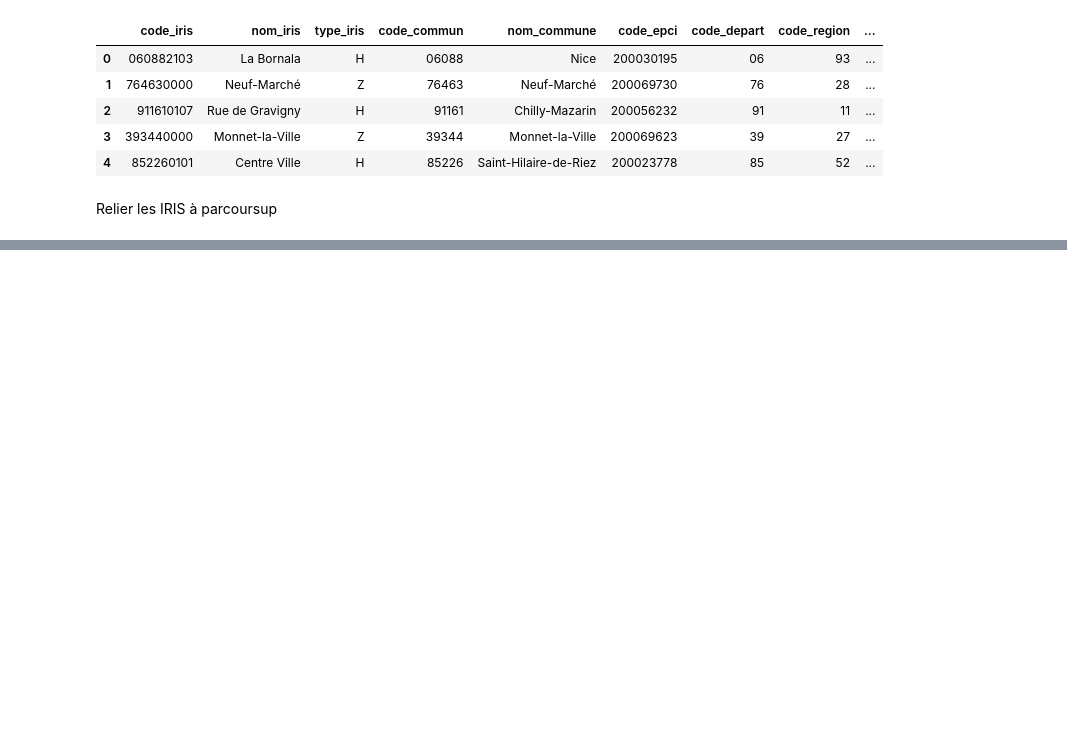
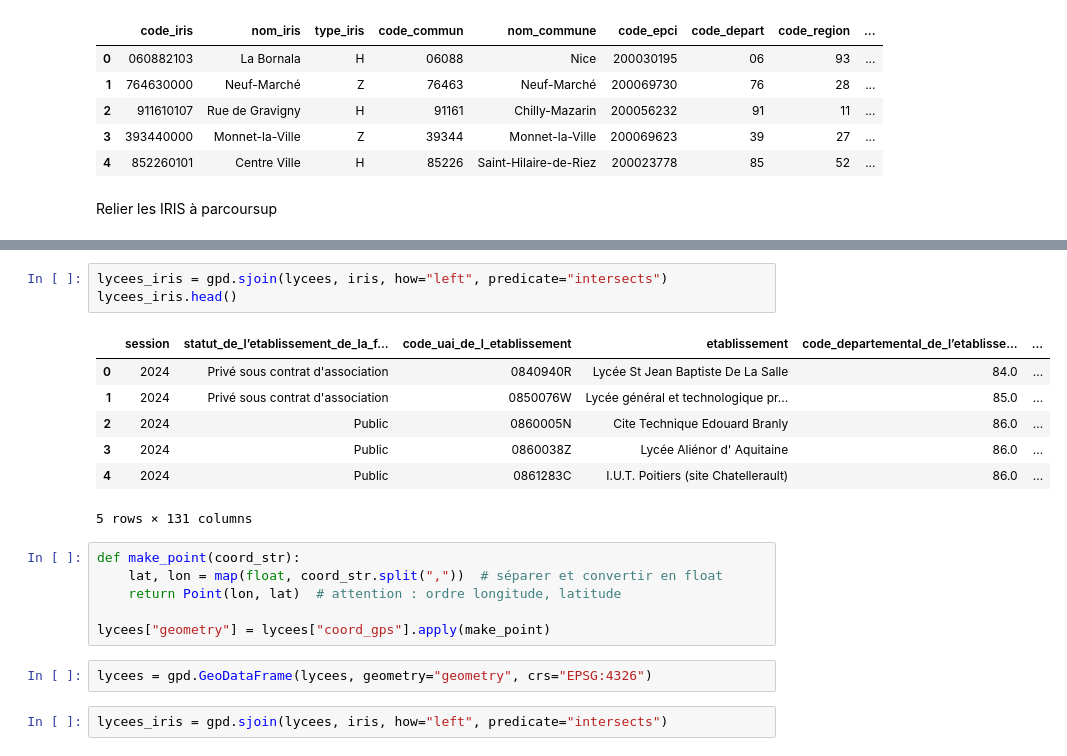
Before and after one commit to margaux-heam/projet_python, a Jupyter notebook: code.ipynb, the cells around one changed output, grey strips where cells are left out. Drawn from its saved outputs; the diff is of its cells as text; blank space fills up the shorter version.

```diff
--- a/code.ipynb
+++ b/code.ipynb
@@ -139,0 +292,21 @@ AttributeError: 'str' object has no attribute 'columns'
+# %%
+lycees_iris = gpd.sjoin(lycees, iris, how="left", predicate="intersects")
+lycees_iris.head()
+# %% [output]
+|  | session | statut_de_l’etablissement_de_la_f... | code_uai_de_l_etablissement | etablissement | code_departemental_de_l’etablisse... | ... |
+| 0 | 2024 | Privé sous contrat d'association | 0840940R | Lycée St Jean Baptiste De La Salle | 84.0 | ... |
+| 1 | 2024 | Privé sous contrat d'association | 0850076W | Lycée général et technologique pr... | 85.0 | ... |
+| 2 | 2024 | Public | 0860005N | Cite Technique Edouard Branly | 86.0 | ... |
+| 3 | 2024 | Public | 0860038Z | Lycée Aliénor d' Aquitaine | 86.0 | ... |
+| 4 | 2024 | Public | 0861283C | I.U.T. Poitiers (site Chatellerault) | 86.0 | ... |
+5 rows × 131 columns
+# %%
+def make_point(coord_str):
+    lat, lon = map(float, coord_str.split(","))  # séparer et convertir en float
+    return Point(lon, lat)  # attention : ordre longitude, latitude
+
+lycees["geometry"] = lycees["coord_gps"].apply(make_point)
+# %%
+lycees = gpd.GeoDataFrame(lycees, geometry="geometry", crs="EPSG:4326")
+# %%
+lycees_iris = gpd.sjoin(lycees, iris, how="left", predicate="intersects")
```
Also changed, not shown: parts of 21 cells of this notebook.
